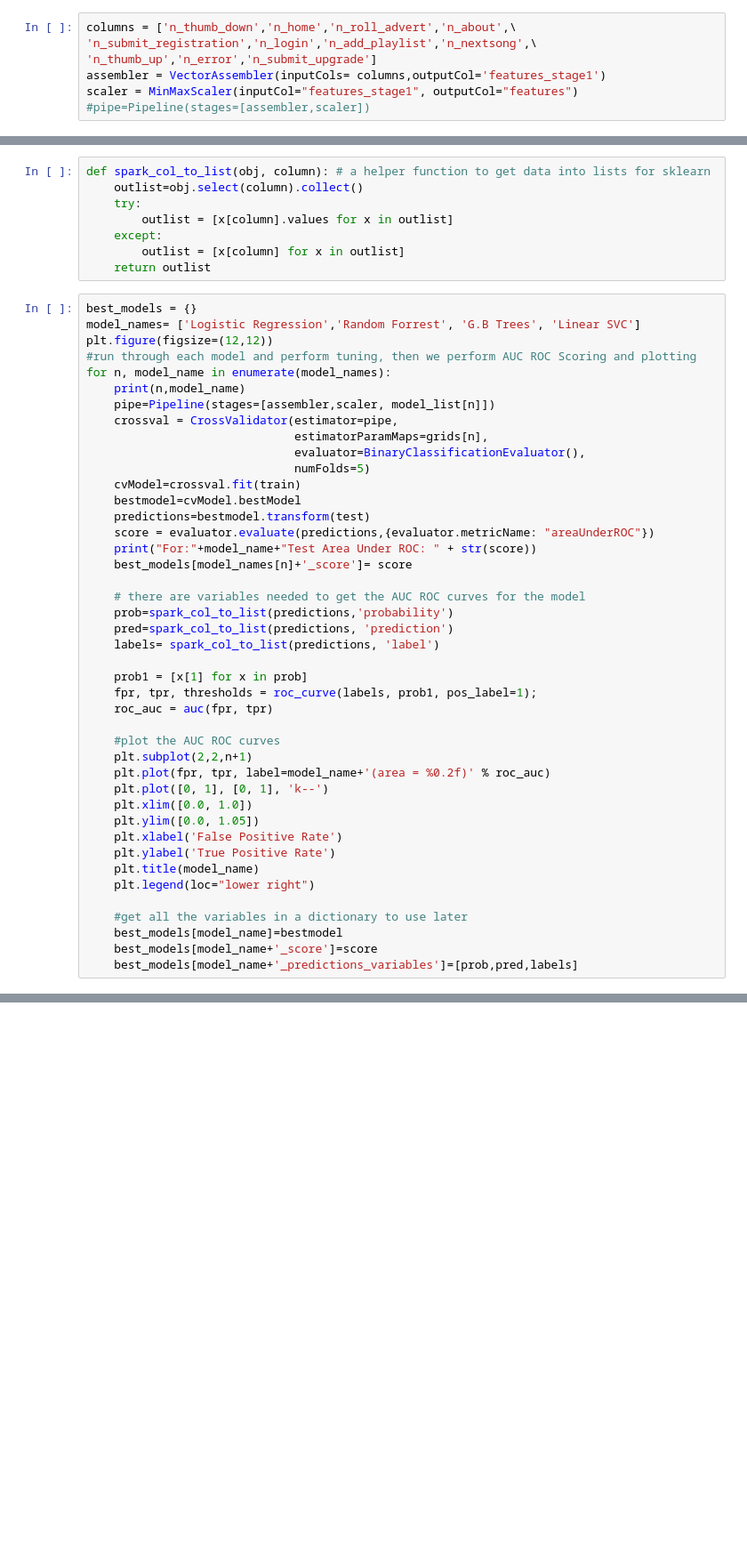
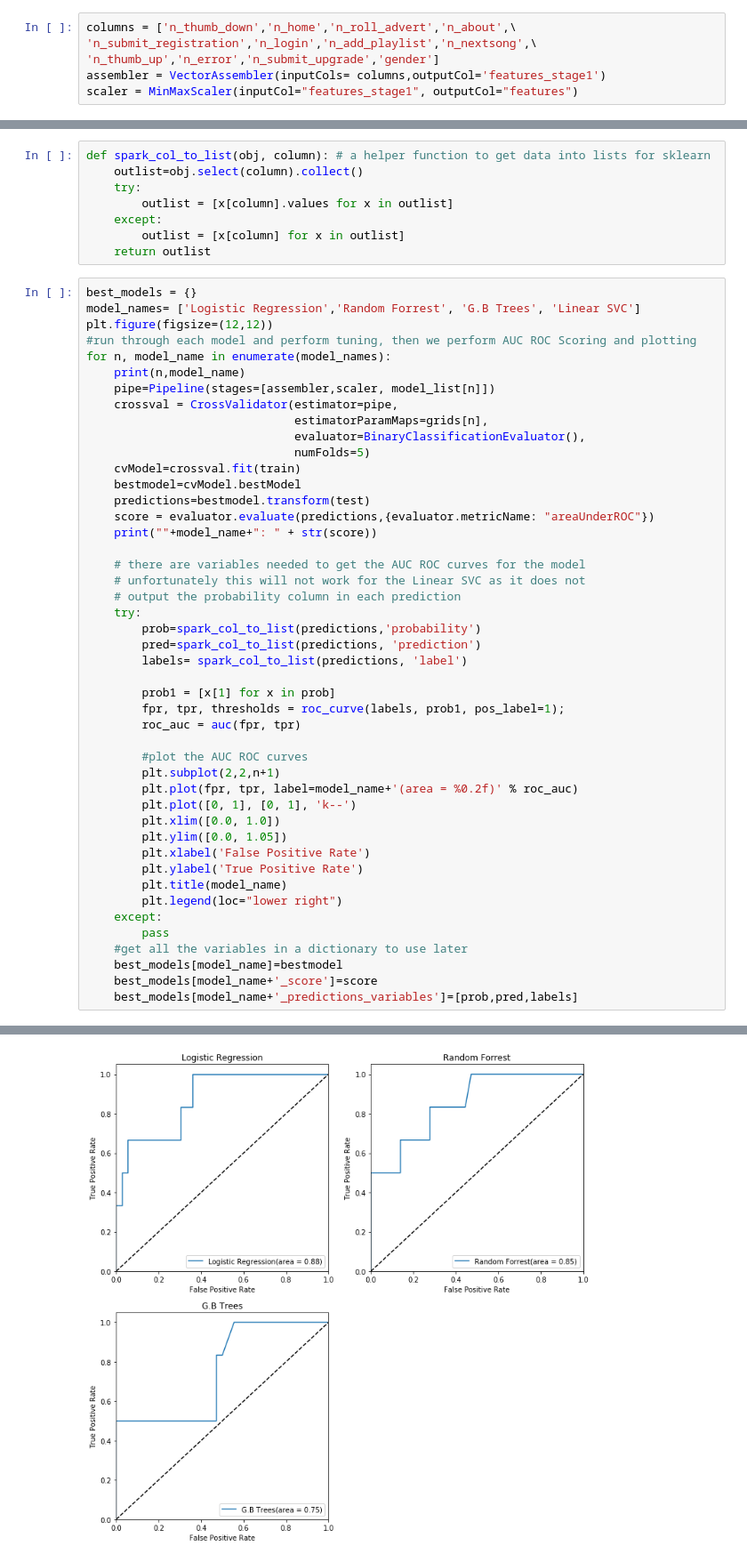
Before and after one commit to armand-hoxha25/DSND_Capstone, a Jupyter notebook: ETL.ipynb, the cells around one changed output, grey strips where cells are left out. Shown: that part at 89% size. Cells and saved outputs as stored; diff of their text form; blank space fills up the shorter version.

```diff
--- a/ETL.ipynb
+++ b/ETL.ipynb
@@ -302,10 +305,9 @@ The pipeline consists of scaling the features using <code> MinMaxScaler</code> a
 # %%
 columns = ['n_thumb_down','n_home','n_roll_advert','n_about',\
 'n_submit_registration','n_login','n_add_playlist','n_nextsong',\
-'n_thumb_up','n_error','n_submit_upgrade']
+'n_thumb_up','n_error','n_submit_upgrade','gender']
 assembler = VectorAssembler(inputCols= columns,outputCol='features_stage1')
 scaler = MinMaxScaler(inputCol="features_stage1", outputCol="features")
-#pipe=Pipeline(stages=[assembler,scaler])
 # %% [markdown]
 ### Fitting Tuning
 
@@ -362,29 +364,32 @@ for n, model_name in enumerate(model_names):
     bestmodel=cvModel.bestModel
     predictions=bestmodel.transform(test)
     score = evaluator.evaluate(predictions,{evaluator.metricName: "areaUnderROC"})
-    print("For:"+model_name+"Test Area Under ROC: " + str(score))
-    best_models[model_names[n]+'_score']= score
+    print(""+model_name+": " + str(score))
 
     # there are variables needed to get the AUC ROC curves for the model
-    prob=spark_col_to_list(predictions,'probability')
-    pred=spark_col_to_list(predictions, 'prediction')
-    labels= spark_col_to_list(predictions, 'label')
+    # unfortunately this will not work for the Linear SVC as it does not
+    # output the probability column in each prediction
+    try:
+        prob=spark_col_to_list(predictions,'probability')
+        pred=spark_col_to_list(predictions, 'prediction')
+        labels= spark_col_to_list(predictions, 'label')
 
-    prob1 = [x[1] for x in prob]
-    fpr, tpr, thresholds = roc_curve(labels, prob1, pos_label=1);
-    roc_auc = auc(fpr, tpr)
+        prob1 = [x[1] for x in prob]
+        fpr, tpr, thresholds = roc_curve(labels, prob1, pos_label=1);
+        roc_auc = auc(fpr, tpr)
 
-    #plot the AUC ROC curves
-    plt.subplot(2,2,n+1)
-    plt.plot(fpr, tpr, label=model_name+'(area = %0.2f)' % roc_auc)
-    plt.plot([0, 1], [0, 1], 'k--')
-    plt.xlim([0.0, 1.0])
-    plt.ylim([0.0, 1.05])
-    plt.xlabel('False Positive Rate')
-    plt.ylabel('True Positive Rate')
-    plt.title(model_name)
-    plt.legend(loc="lower right")
-
+        #plot the AUC ROC curves
+        plt.subplot(2,2,n+1)
+        plt.plot(fpr, tpr, label=model_name+'(area = %0.2f)' % roc_auc)
+        plt.plot([0, 1], [0, 1], 'k--')
+        plt.xlim([0.0, 1.0])
+        plt.ylim([0.0, 1.05])
+        plt.xlabel('False Positive Rate')
+        plt.ylabel('True Positive Rate')
+        plt.title(model_name)
+        plt.legend(loc="lower right")
+    except:
+        pass
     #get all the variables in a dictionary to use later
     best_models[model_name]=bestmodel
     best_models[model_name+'_score']=score
@@ -393,0 +406 @@ IndentationError: expected an indented block (<ipython-input-57-1af4d15c6ea4>, l
+[figure, added]
```
Also changed, not shown: parts of 26 cells of this notebook.
